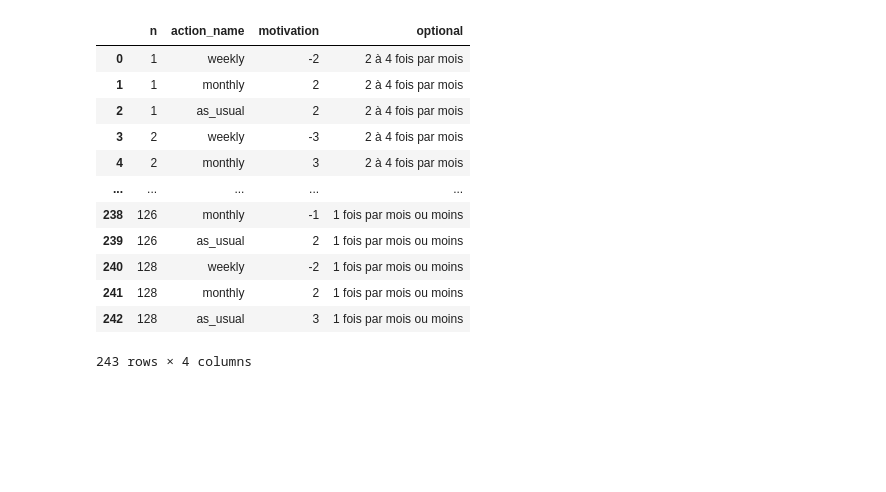
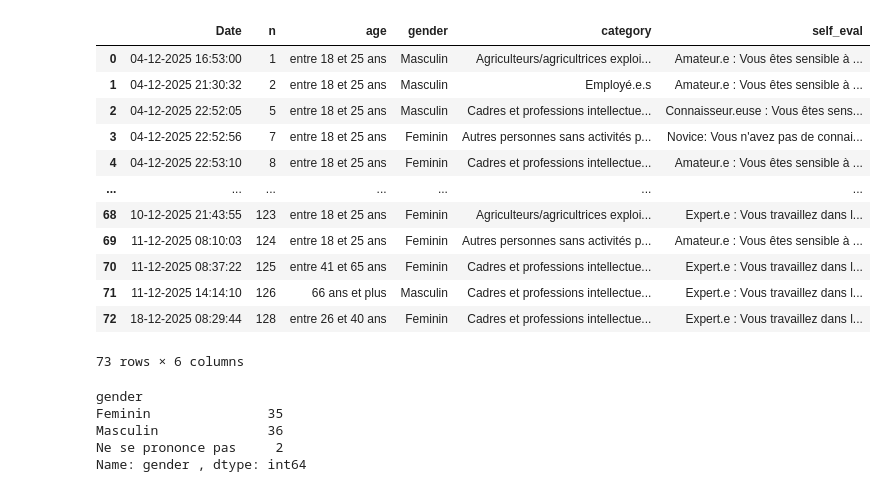
Before and after one commit to novincent/OptimacForm, a Jupyter notebook: src/data_treatment.ipynb, the cells around one changed output. Cells and saved outputs as stored; diff of their text form; code cells hidden in the pictures; blank space fills up the shorter version.

```diff
--- a/src/data_treatment.ipynb
+++ b/src/data_treatment.ipynb
@@ -7,19 +7,30 @@ f0  = pan.read_csv("../data/experimental2/filtered/f0.csv")
 f1  = pan.read_csv("../data/experimental2/filtered/f1.csv")
 m0  = pan.read_csv("../data/experimental2/filtered/m0.csv")
 m1  = pan.read_csv("../data/experimental2/filtered/m1.csv")
+parts0 = pan.read_csv("../data/experimental2/filtered/participantswithf0.csv")
+parts1 = pan.read_csv("../data/experimental2/filtered/participantswithf1.csv")
+# %%
+parts0
+# %% [output]
+|  | Date | n | age | gender | category | self_eval |
+| 0 | 04-12-2025 16:53:00 | 1 | entre 18 et 25 ans | Masculin | Agriculteurs/agricultrices exploi... | Amateur.e : Vous êtes sensible à ... |
+| 1 | 04-12-2025 21:30:32 | 2 | entre 18 et 25 ans | Masculin | Employé.e.s | Amateur.e : Vous êtes sensible à ... |
+| 2 | 04-12-2025 22:52:05 | 5 | entre 18 et 25 ans | Masculin | Cadres et professions intellectue... | Connaisseur.euse : Vous êtes sens... |
+| 3 | 04-12-2025 22:52:56 | 7 | entre 18 et 25 ans | Feminin | Autres personnes sans activités p... | Novice: Vous n'avez pas de connai... |
+| 4 | 04-12-2025 22:53:10 | 8 | entre 18 et 25 ans | Feminin | Cadres et professions intellectue... | Amateur.e : Vous êtes sensible à ... |
+| ... | ... | ... | ... | ... | ... | ... |
+| 68 | 10-12-2025 21:43:55 | 123 | entre 18 et 25 ans | Feminin | Agriculteurs/agricultrices exploi... | Expert.e : Vous travaillez dans l... |
+| 69 | 11-12-2025 08:10:03 | 124 | entre 18 et 25 ans | Feminin | Autres personnes sans activités p... | Amateur.e : Vous êtes sensible à ... |
+| 70 | 11-12-2025 08:37:22 | 125 | entre 41 et 65 ans | Feminin | Cadres et professions intellectue... | Expert.e : Vous travaillez dans l... |
+| 71 | 11-12-2025 14:14:10 | 126 | 66 ans et plus | Masculin | Cadres et professions intellectue... | Expert.e : Vous travaillez dans l... |
+| 72 | 18-12-2025 08:29:44 | 128 | entre 26 et 40 ans | Feminin | Cadres et professions intellectue... | Expert.e : Vous travaillez dans l... |
+73 rows × 6 columns
 # %%
-m0
+parts0["gender "].groupby(parts0["gender "]).count()
+#parts0["gender "].groupby(parts0["gender "]).count()
 # %% [output]
-|  | n | action_name | motivation | optional |
-| 0 | 1 | weekly | -2 | 2 à 4 fois par mois |
-| 1 | 1 | monthly | 2 | 2 à 4 fois par mois |
-| 2 | 1 | as_usual | 2 | 2 à 4 fois par mois |
-| 3 | 2 | weekly | -3 | 2 à 4 fois par mois |
-| 4 | 2 | monthly | 3 | 2 à 4 fois par mois |
-| ... | ... | ... | ... | ... |
-| 238 | 126 | monthly | -1 | 1 fois par mois ou moins |
-| 239 | 126 | as_usual | 2 | 1 fois par mois ou moins |
-| 240 | 128 | weekly | -2 | 1 fois par mois ou moins |
-| 241 | 128 | monthly | 2 | 1 fois par mois ou moins |
-| 242 | 128 | as_usual | 3 | 1 fois par mois ou moins |
-243 rows × 4 columns
+gender
+Feminin               35
+Masculin              36
+Ne se prononce pas     2
+Name: gender , dtype: int64
```
Also changed, not shown: parts of 6 cells of this notebook, 3 other files.
